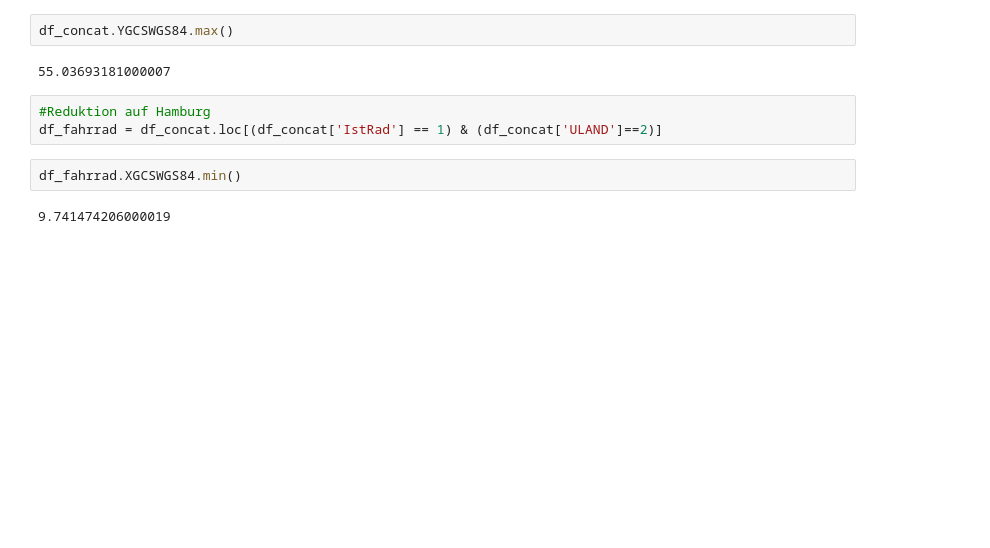
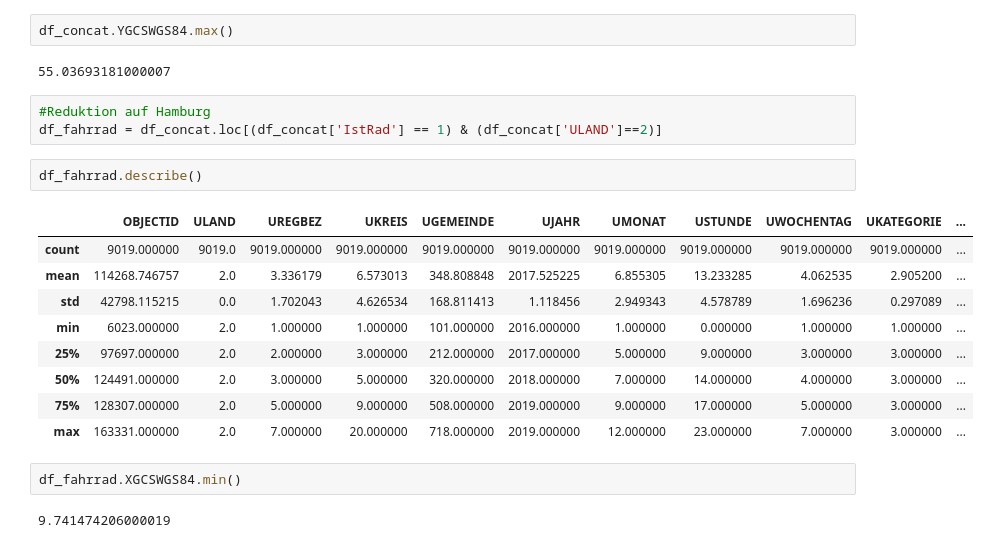
Before and after one commit to NicSch1992/TechLabsHH, a Jupyter notebook: Unfalldaten-Jana.ipynb, the cells around one changed output. Drawn from its saved outputs; the diff is of its cells as text; blank space fills up the shorter version.

```diff
--- a/Unfalldaten-Jana.ipynb
+++ b/Unfalldaten-Jana.ipynb
@@ -305,6 +311,18 @@ df_concat.YGCSWGS84.max()
 # %%
 #Reduktion auf Hamburg
 df_fahrrad = df_concat.loc[(df_concat['IstRad'] == 1) & (df_concat['ULAND']==2)]
+# %%
+df_fahrrad.describe()
+# %% [output]
+|  | OBJECTID | ULAND | UREGBEZ | UKREIS | UGEMEINDE | UJAHR | UMONAT | USTUNDE | UWOCHENTAG | UKATEGORIE | ... |
+| count | 9019.000000 | 9019.0 | 9019.000000 | 9019.000000 | 9019.000000 | 9019.000000 | 9019.000000 | 9019.000000 | 9019.000000 | 9019.000000 | ... |
+| mean | 114268.746757 | 2.0 | 3.336179 | 6.573013 | 348.808848 | 2017.525225 | 6.855305 | 13.233285 | 4.062535 | 2.905200 | ... |
+| std | 42798.115215 | 0.0 | 1.702043 | 4.626534 | 168.811413 | 1.118456 | 2.949343 | 4.578789 | 1.696236 | 0.297089 | ... |
+| min | 6023.000000 | 2.0 | 1.000000 | 1.000000 | 101.000000 | 2016.000000 | 1.000000 | 0.000000 | 1.000000 | 1.000000 | ... |
+| 25% | 97697.000000 | 2.0 | 2.000000 | 3.000000 | 212.000000 | 2017.000000 | 5.000000 | 9.000000 | 3.000000 | 3.000000 | ... |
+| 50% | 124491.000000 | 2.0 | 3.000000 | 5.000000 | 320.000000 | 2018.000000 | 7.000000 | 14.000000 | 4.000000 | 3.000000 | ... |
+| 75% | 128307.000000 | 2.0 | 5.000000 | 9.000000 | 508.000000 | 2019.000000 | 9.000000 | 17.000000 | 5.000000 | 3.000000 | ... |
+| max | 163331.000000 | 2.0 | 7.000000 | 20.000000 | 718.000000 | 2019.000000 | 12.000000 | 23.000000 | 7.000000 | 3.000000 | ... |
 # %%
 df_fahrrad.XGCSWGS84.min()
 # %% [output]
```
Also changed, not shown: parts of 21 cells of this notebook.
